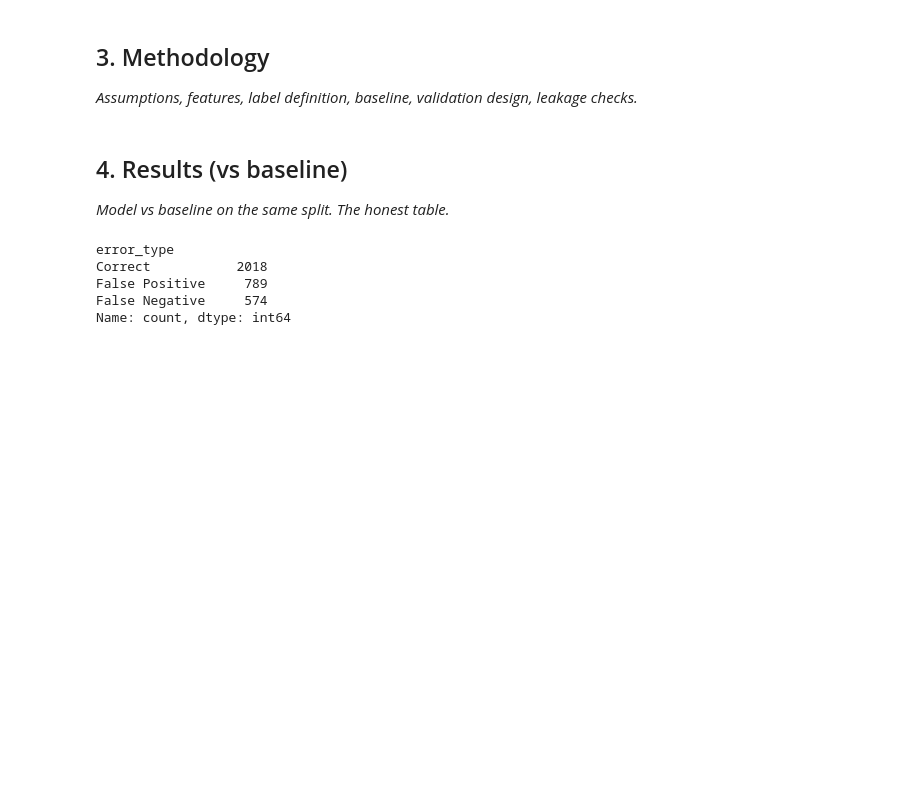
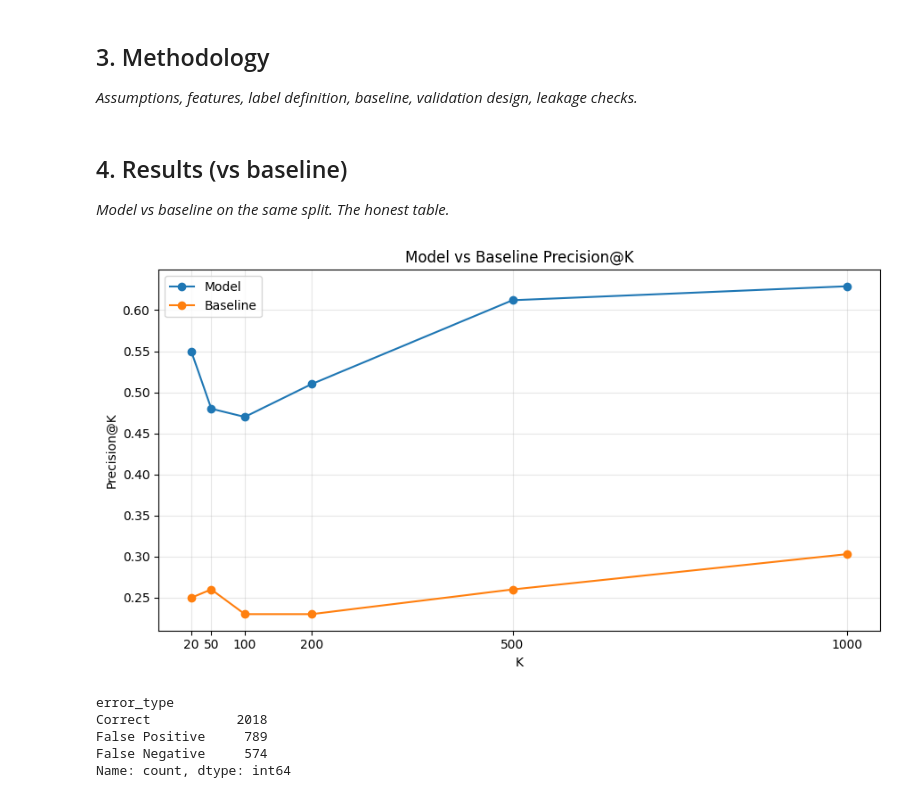
Before and after one commit to Nikita-Sudarshan/flyrank-ml-starter, a Jupyter notebook: work/notebooks/capstone.ipynb, the cells around one changed output. Saved outputs shown, nothing was run; the diff lists cells and outputs as text; code cells hidden in the pictures; blank space fills up the shorter version.

```diff
--- a/work/notebooks/capstone.ipynb
+++ b/work/notebooks/capstone.ipynb
@@ -766,6 +766,29 @@ display(
 # The test-set base rate is reported separately so that Precision@K is interpreted relative to the prevalence of the `down` class.
 
 # The comparison table below is generated directly from the held-out test predictions and the baseline calculation.
+# %%
+import matplotlib.pyplot as plt
+
+k_values = [20, 50, 100, 200, 500, 1000]
+
+model_precision = [0.55, 0.48, 0.47, 0.51, 0.612, 0.629]
+baseline_precision = [0.25, 0.26, 0.23, 0.23, 0.26, 0.303]
+
+plt.figure(figsize=(9, 5))
+
+plt.plot(k_values, model_precision, marker="o", label="Model")
+plt.plot(k_values, baseline_precision, marker="o", label="Baseline")
+
+plt.xlabel("K")
+plt.ylabel("Precision@K")
+plt.title("Model vs Baseline Precision@K")
+plt.xticks(k_values)
+plt.legend()
+plt.grid(alpha=0.3)
+plt.tight_layout()
+plt.show()
+# %% [output]
+[figure, added]
 # %%
 # ============================================================
 # CAPSTONE — CELL 20
```
Also changed, not shown: parts of 1 cell of this notebook.
